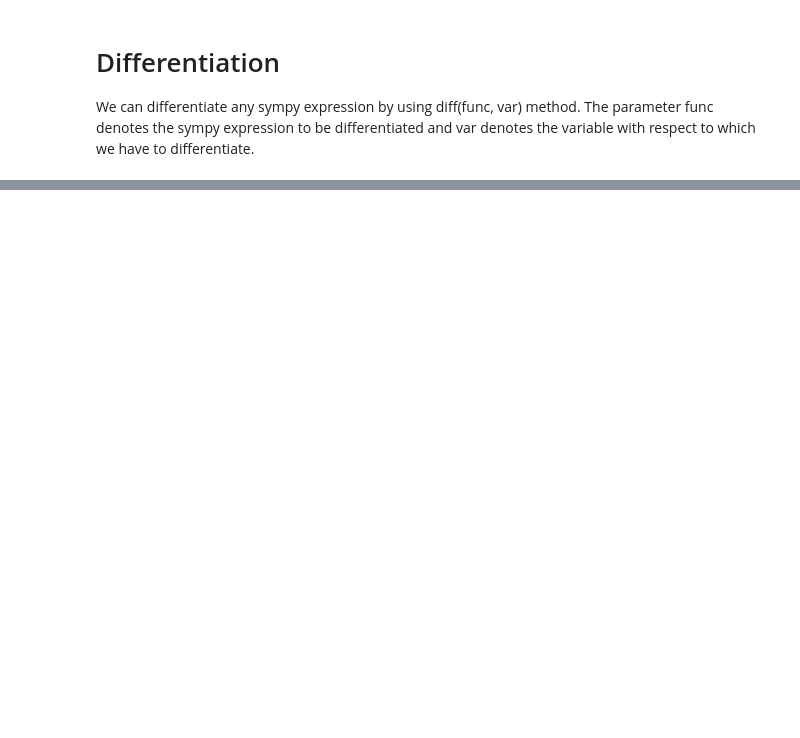
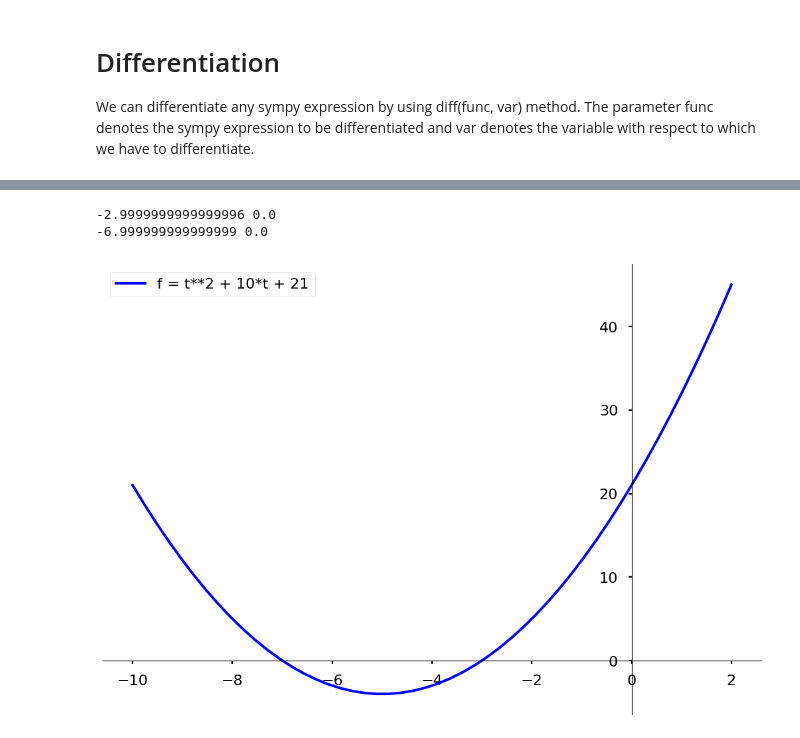
Before and after one commit to HengruiBaiCN/stanford-cs-229-machine-learning, a Jupyter notebook: honor/calculus.ipynb, the cells around one changed output, grey strips where cells are left out. Cells and saved outputs as stored; diff of their text form; code cells hidden in the pictures; blank space fills up the shorter version.

```diff
--- a/honor/calculus.ipynb
+++ b/honor/calculus.ipynb
@@ -154,0 +270,53 @@ Error:
+# %%
+# Declare variables
+x = sym.Symbol('x')
+
+# Delcare the function
+f = x**2 + 10*x + 21
+
+# Differenciate the function with respect to x
+diff_f = sym.diff(f,x)
+# print(diff_f)
+
+#
+f_func = sym.lambdify(x, f, 'numpy')
+diff_f_func = sym.lambdify(x, diff_f, 'numpy')
+
+def newtonMethod(x0, iterationNumber, f, df):
+    x = x0
+    for i in range(iterationNumber):
+        x = x - f(x) / df(x)
+        pass
+    residual = np.abs(f(x))
+    return x, residual
+
+
+solution, residual = newtonMethod(-2, 200, f_func, diff_f_func)
+print(solution, residual)
+solution, residual = newtonMethod(-10, 200, f_func, diff_f_func)
+print(solution, residual)
+
+
+t = np.linspace(-10, 2, 50)
+y = t**2 + 10*t + 21
+# setting the axes at the centre
+fig = plt.figure()
+ax = fig.add_subplot(1, 1, 1)
+ax.spines['left'].set_position(('data', 0))
+ax.spines['bottom'].set_position(('data', 0))
+ax.spines['right'].set_color('none')
+ax.spines['top'].set_color('none')
+ax.xaxis.set_ticks_position('bottom')
+ax.yaxis.set_ticks_position('left')
+
+# plot the functions
+plt.plot(t, y, 'b', label='f = t**2 + 10*t + 21')
+
+plt.legend(loc='upper left')
+
+# show the plot
+plt.show()
+# %% [output]
+-2.9999999999999996 0.0
+-6.999999999999999 0.0
+[figure, added]
```
Also changed, not shown: parts of 21 cells of this notebook.
